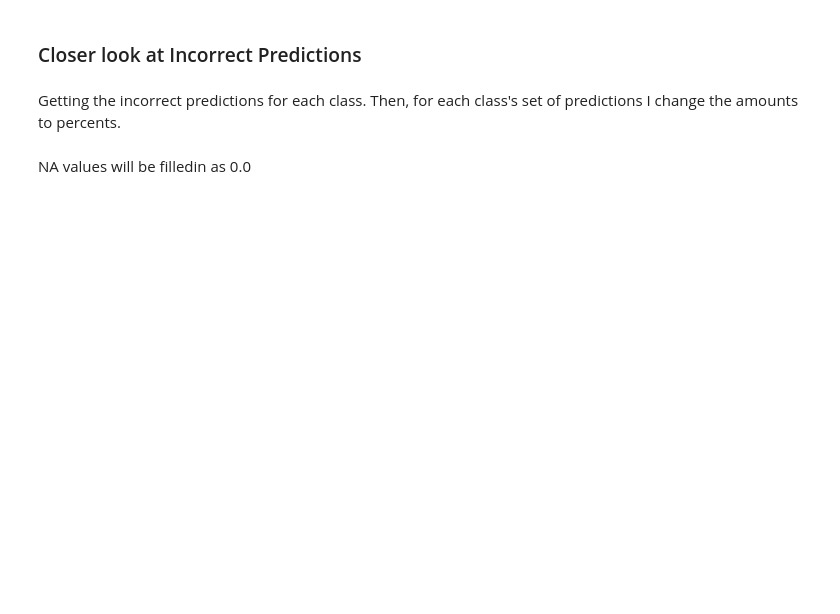
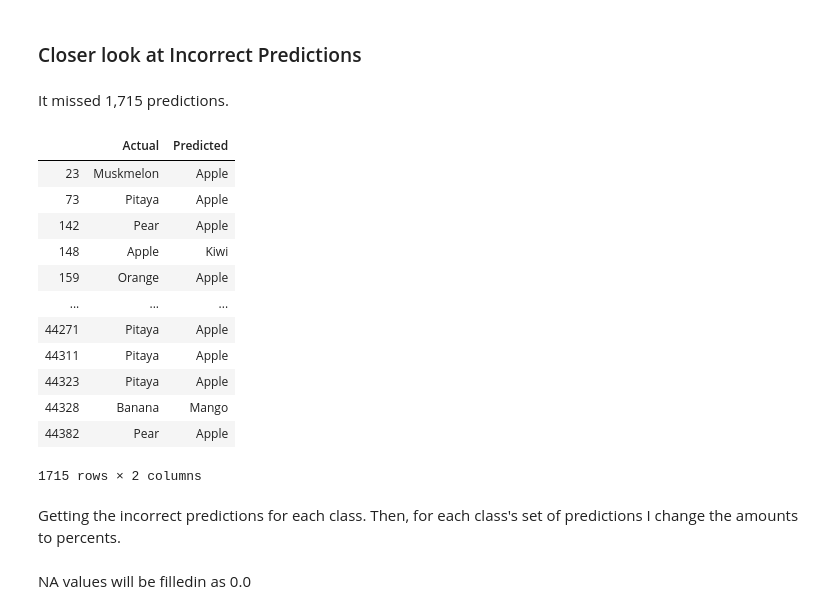
Before and after one commit to cmluna2913/FruitImageRecognition, a Jupyter notebook: EDA_and_Visualizations.ipynb, the cells around one changed output. Cells and saved outputs as stored; diff of their text form; code cells hidden in the pictures; blank space fills up the shorter version.

```diff
--- a/EDA_and_Visualizations.ipynb
+++ b/EDA_and_Visualizations.ipynb
@@ -82,5 +80,23 @@ No handles with labels found to put in legend.
 # %% [markdown]
 ### Closer look at Incorrect Predictions
+# %% [markdown]
+It missed 1,715 predictions.
+# %%
+predictions[predictions.Actual!=predictions.Predicted]
+# %% [output]
+|  | Actual | Predicted |
+| 23 | Muskmelon | Apple |
+| 73 | Pitaya | Apple |
+| 142 | Pear | Apple |
+| 148 | Apple | Kiwi |
+| 159 | Orange | Apple |
+| ... | ... | ... |
+| 44271 | Pitaya | Apple |
+| 44311 | Pitaya | Apple |
+| 44323 | Pitaya | Apple |
+| 44328 | Banana | Mango |
+| 44382 | Pear | Apple |
+1715 rows × 2 columns
 # %% [markdown]
 Getting the incorrect predictions for each class. Then, for each class's set of predictions I change the amounts to percents.
 # %%
```
Also changed, not shown: parts of 8 cells of this notebook, 33 other files.
